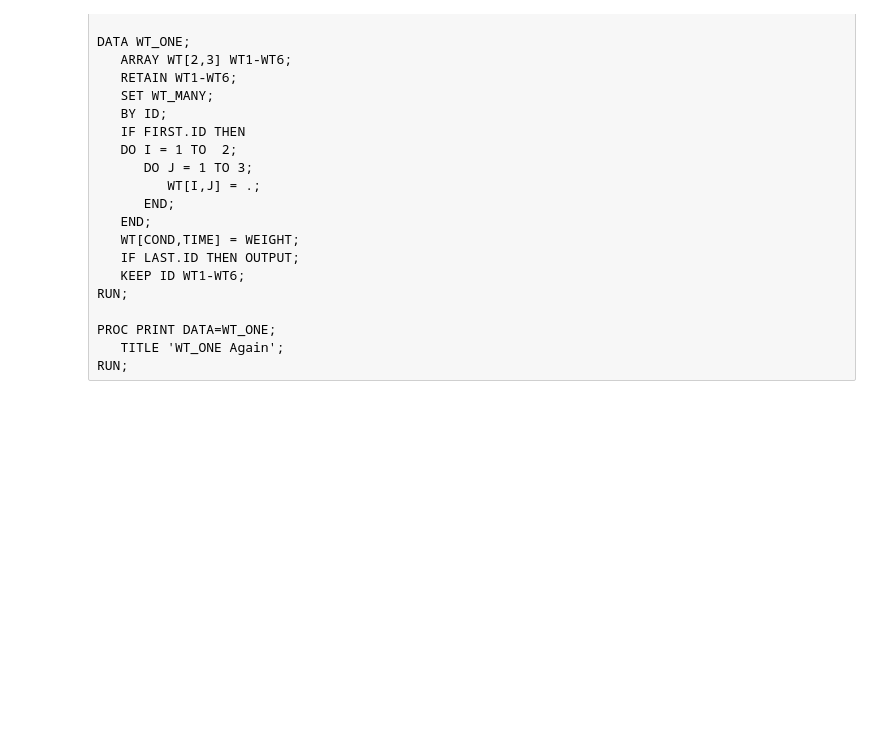
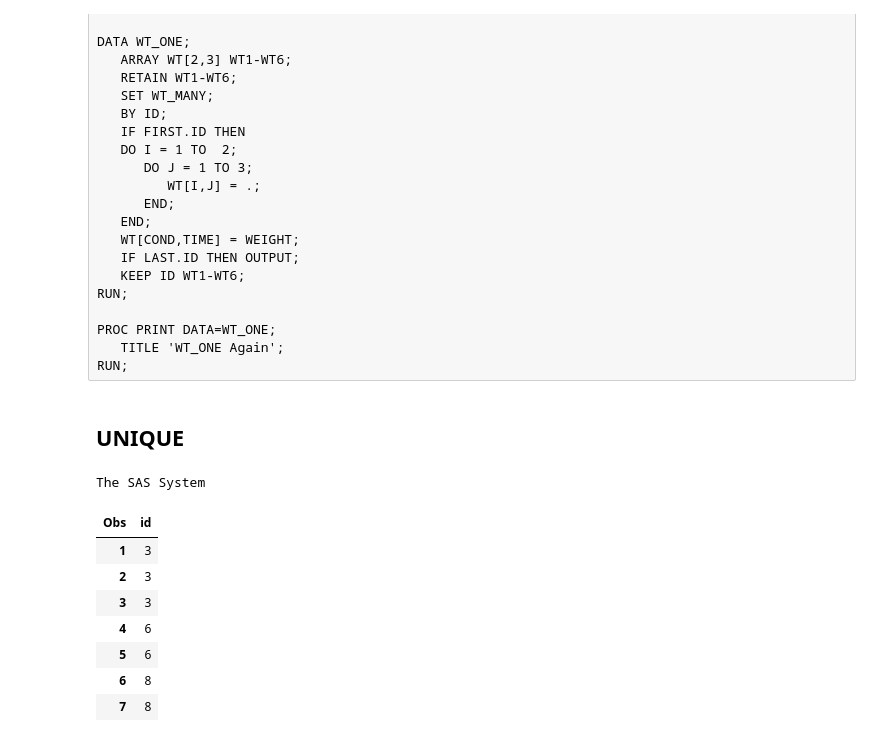
Before and after one commit to kevinwkc/my_sas, a Jupyter notebook: DATASET.ipynb, the cells around one changed output. Cells and saved outputs as stored; diff of their text form; code cells hidden in the pictures; blank space fills up the shorter version.

Commit message:
unique

```diff
--- a/DATASET.ipynb
+++ b/DATASET.ipynb
@@ -163,3 +163,35 @@ RUN;
 PROC PRINT DATA=WT_ONE;
    TITLE 'WT_ONE Again';
 RUN;
+# %% [markdown]
+UNIQUE
+--------------
+# %%
+
+data test;
+   infile cards;
+   input id @@;
+   cards;
+1 2 3 3 3 4 5 6 6 7 8 8 9 10
+;
+run;
+
+
+
+* This sorts the data and creates the desired output ;
+* in the same step ;
+proc sort data=test out=test_nonunique2 uniqueout=test_unique2 nouniquekey;
+   by id;
+run;
+PROC PRINT DATA=TEST_NONUNIQUE2;
+RUN;
+# %% [output]
+The SAS System
+| Obs | id |
+| 1 | 3 |
+| 2 | 3 |
+| 3 | 3 |
+| 4 | 6 |
+| 5 | 6 |
+| 6 | 8 |
+| 7 | 8 |
```
Also changed, not shown: parts of 1 cell of this notebook.
